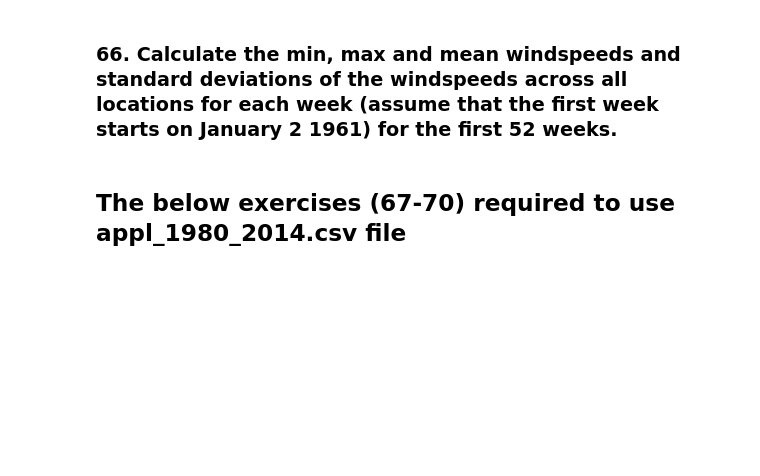
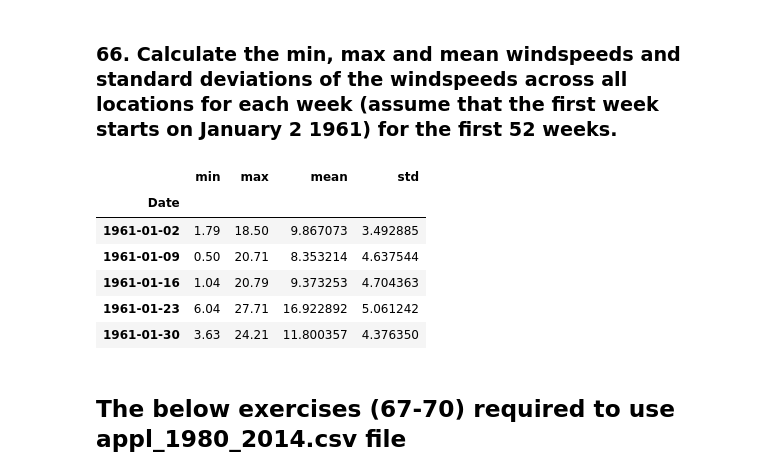
Before and after one commit to Flute22/Python, a Jupyter notebook: Practice/Basic Data Manipulation - Visualization Exercise/Basic_Data_Manipulation_Visualization_Exercise.ipynb, the cells around one changed output. Saved outputs shown, nothing was run; the diff lists cells and outputs as text; code cells hidden in the pictures; blank space fills up the shorter version.

```diff
--- a/Practice/Basic Data Manipulation - Visualization Exercise/Basic_Data_Manipulation_Visualization_Exercise.ipynb
+++ b/Practice/Basic Data Manipulation - Visualization Exercise/Basic_Data_Manipulation_Visualization_Exercise.ipynb
@@ -1357,5 +1548,33 @@ IndexError: list index out of range
 # %% [markdown]
 ### 66. Calculate the min, max and mean windspeeds and standard deviations of the windspeeds across all locations for each week (assume that the first week starts on January 2 1961) for the first 52 weeks.
+# %%
+# Step 1: Filter chronological horizon starting exactly on Monday, Jan 2, 1961.
+df_sliced = data.loc["1961-01-02" : ]
+
+# Step 2: Use .resample('7D') to create continuous 7-day windows and flatten cells via .stack()
+day_stats_global = df_sliced.resample('7D').apply(
+    lambda window: pd.Series(
+        {
+            "min": window.stack().min(),
+            "max": window.stack().max(),
+            "mean": window.stack().mean(),
+            "std": window.stack().std(),
+        }
+    )
+)
+
+# Step 3: Extract exactly the first 52 weeks of the operation
+first_52_weeks_global = day_stats_global.head(52)
+
+first_52_weeks_global.head()
+# %% [output]
+|  | min | max | mean | std |
+| Date |  |  |  |  |
+| 1961-01-02 | 1.79 | 18.50 | 9.867073 | 3.492885 |
+| 1961-01-09 | 0.50 | 20.71 | 8.353214 | 4.637544 |
+| 1961-01-16 | 1.04 | 20.79 | 9.373253 | 4.704363 |
+| 1961-01-23 | 6.04 | 27.71 | 16.922892 | 5.061242 |
+| 1961-01-30 | 3.63 | 24.21 | 11.800357 | 4.376350 |
 # %% [markdown]
 ## The below exercises (67-70) required to use appl_1980_2014.csv  file
 # %% [markdown]
```
Also changed, not shown: parts of 20 cells of this notebook.
